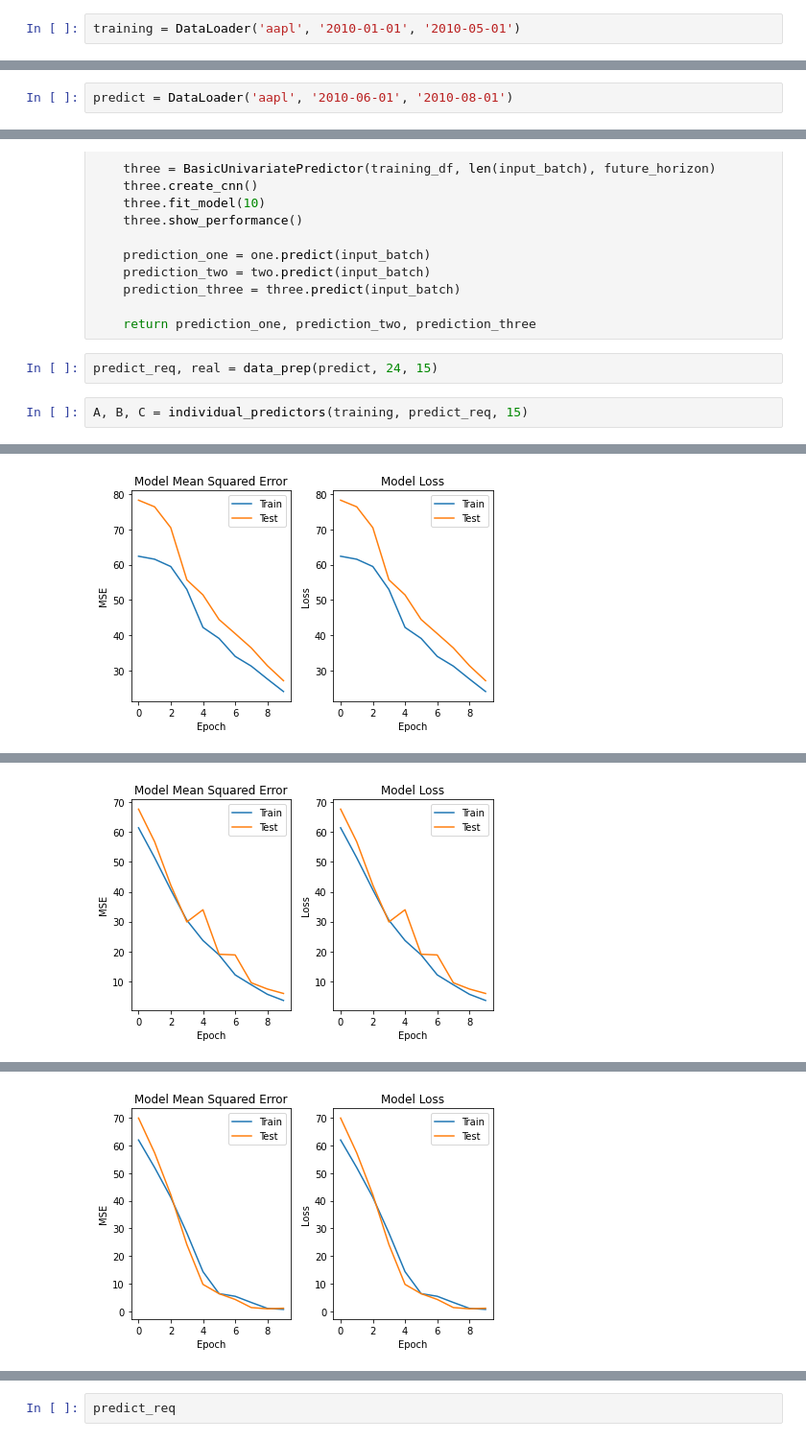
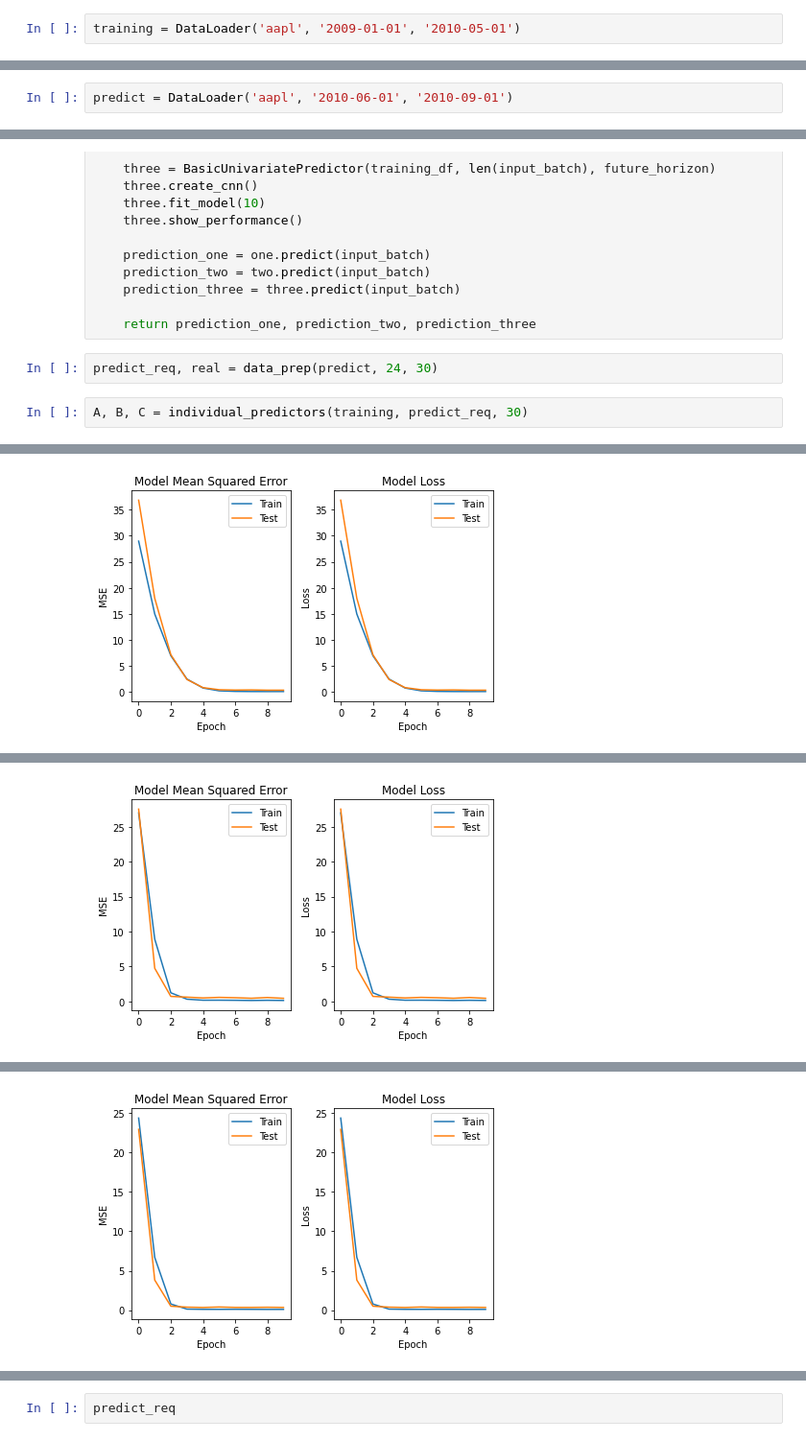
Before and after one commit to maxmekiska/arguing_predictors, a Jupyter notebook: notebooks/TestingEnviornment.ipynb, the cells around one changed output, grey strips where cells are left out. Shown at 96% size. Saved outputs shown, nothing was run; the diff lists cells and outputs as text.

```diff
--- a/notebooks/TestingEnviornment.ipynb
+++ b/notebooks/TestingEnviornment.ipynb
@@ -142,11 +142,11 @@ nice.plot()
 %run ../tools/predictorsII.py
 %run ../tools/predictorsIII.py
 # %%
-training = DataLoader('aapl', '2010-01-01', '2010-05-01')
+training = DataLoader('aapl', '2009-01-01', '2010-05-01')
 # %%
 training = training.get_close()
 # %%
-predict = DataLoader('aapl', '2010-06-01', '2010-08-01')
+predict = DataLoader('aapl', '2010-06-01', '2010-09-01')
 # %%
 predict = predict.get_close()
 # %%
@@ -180,8 +180,8 @@ def individual_predictors(training_df, input_batch, future_horizon):
 
     return prediction_one, prediction_two, prediction_three
 # %%
-predict_req, real = data_prep(predict, 24, 15)
+predict_req, real = data_prep(predict, 24, 30)
 # %%
-A, B, C = individual_predictors(training, predict_req, 15)
+A, B, C = individual_predictors(training, predict_req, 30)
 # %% [output]
 Epoch 1/10
@@ -207,2 +207,2 @@ Epoch 10/10
-[figure, old version]
+[figure, new version]
 Epoch 1/10
@@ -228,2 +228,2 @@ Epoch 10/10
-[figure, old version]
+[figure, new version]
 Epoch 1/10
@@ -248 +249 @@ Epoch 10/10
-[figure, old version]
+[figure, new version]
```
Also changed, not shown: parts of 16 cells of this notebook.
